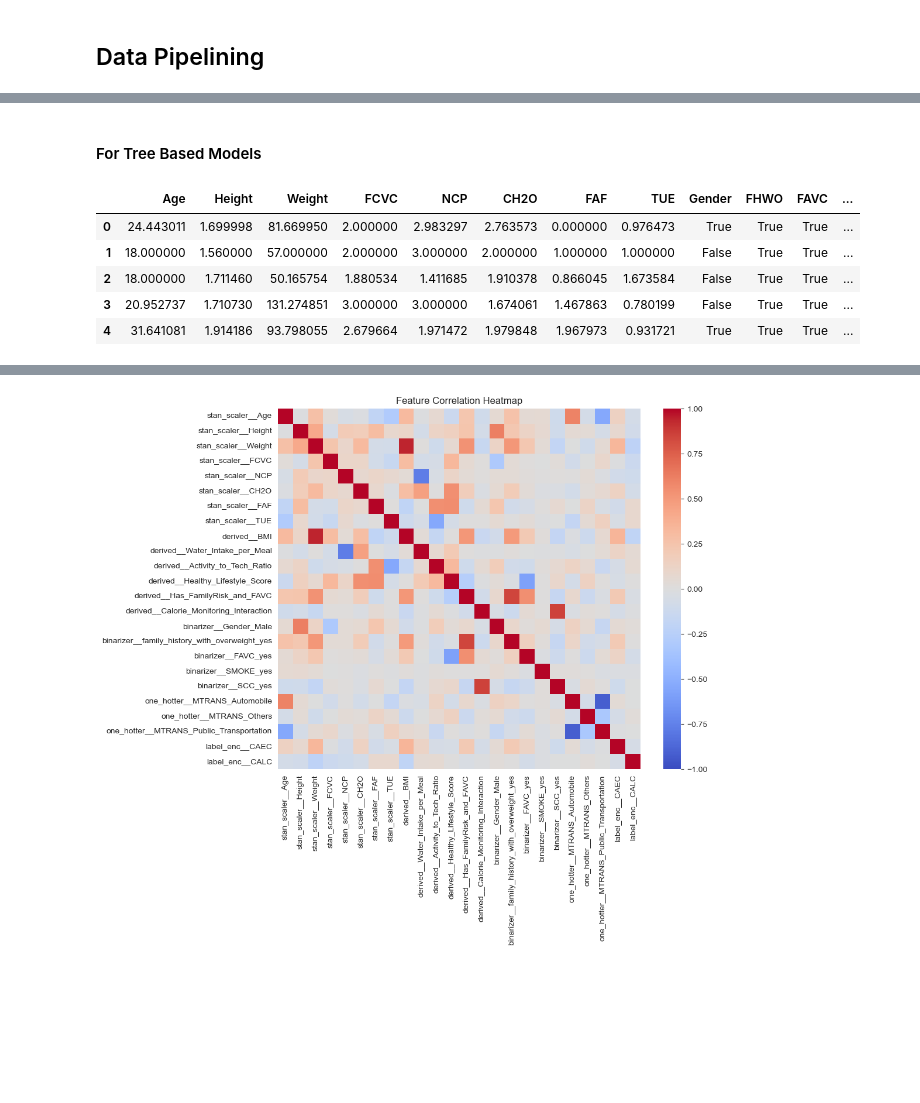
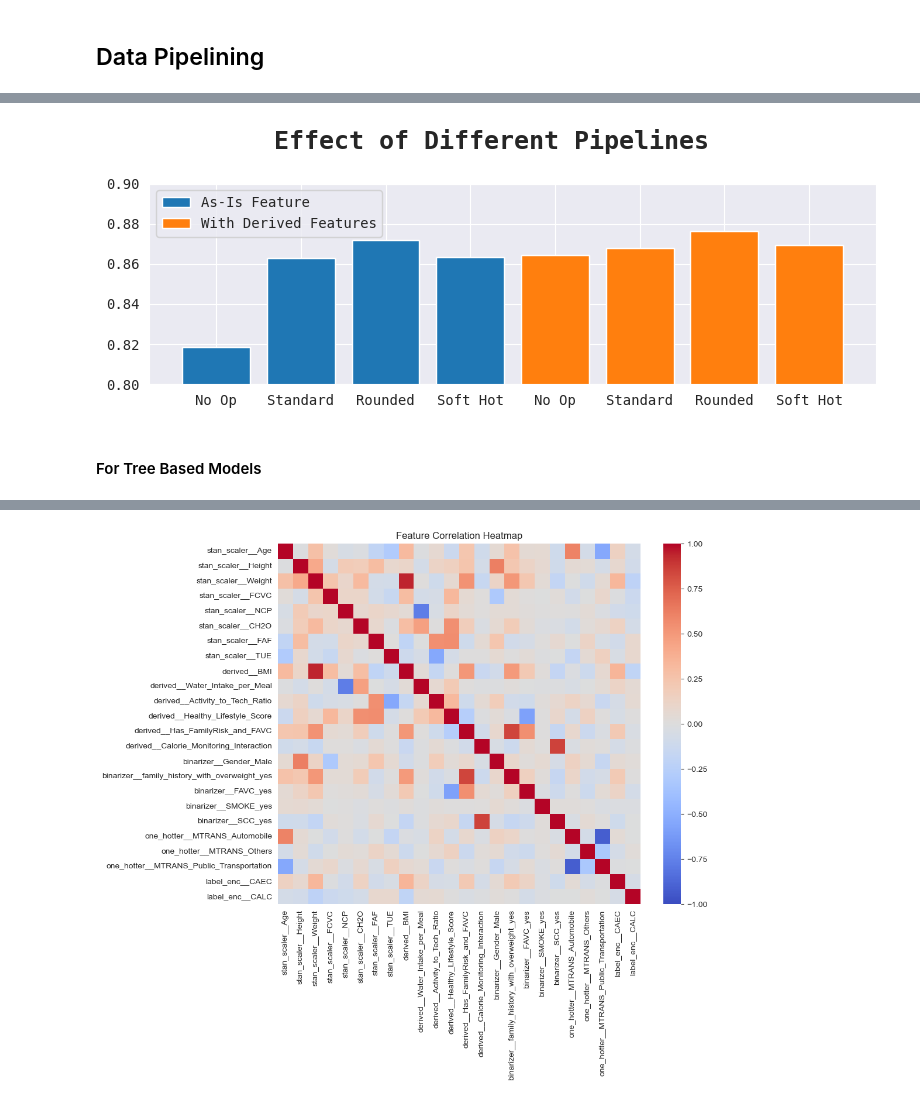
Before and after one commit to SHREYA-1103/Obesity-risk-analysis, a Jupyter notebook: ml_model_analysis.ipynb, the cells around one changed output, grey strips where cells are left out. Drawn from its saved outputs; the diff is of its cells as text; code cells hidden in the pictures; blank space fills up the shorter version.

Commit message:
Did some more cleanup with the pipelining and wrote some experimental analysis for different pipelines in a comparative fashion. While also laid out the structure for a latex report.

```diff
--- a/ml_model_analysis.ipynb
+++ b/ml_model_analysis.ipynb
@@ -101,6 +105,7 @@ mpl.rcParams['figure.titlesize'] = font_suptitle['fontsize']
 
 max_fig_width = 11
 sml_fig = (4, 3)
+wid_fig = (8, 3)
 
 
 # Optional<Function<Arg|Map, Unit>>
@@ -418,6 +441,10 @@ numerical_features = gaussian_features + partial_features
 categorical_features = binary_features + nary_features
 all_features = numerical_features + categorical_features
 
+numerical_derived_features = ["BMI", "Water_Intake_per_Meal", "Activity_to_Tech_Ratio", "Healthy_Lifestyle_Score"]
+binary_derived_features = ["Has_FamilyRisk_and_FAVC", "Calorie_Monitoring_Interaction"]
+derived_features = numerical_derived_features + binary_derived_features
+
 label_encoder = {label: index for index, label in enumerate(target_labels)}
 label_decoder = {index: label for index, label in enumerate(target_labels)}
 # %% [markdown]
@@ -602,9 +608,9 @@ conclude_plot("Soft OHE Transforms over NCP")
 # %%
 regression_pipeline = [
     [  # Compulsory ones
+        (pop_drop_column, ['id', 'WeightCategory']),
         (pop_binarize, binary_features),
         (pop_one_hot_encode, nary_features),
-        (pop_drop_column, ['id', 'WeightCategory']),
     ],
     [  # Permutable ones
         [  # No Chill
@@ -630,6 +636,37 @@ regression_pipeline = [
         ],
     ],
 ]
+regression_pipeline_derived = regression_pipeline.copy()
+regression_pipeline_derived[0] = [  # Compulsory ones
+    (pop_drop_column, ['id', 'WeightCategory']),
+    (pop_derived_features, [all_features]),
+    (pop_binarize, binary_features),
+    (pop_one_hot_encode, nary_features),
+    (pop_standardize, numerical_derived_features),
+    (pop_binarize, binary_derived_features),
+]
+# next(apply_pipeline(ds_source.head(10), regression_pipeline_derived, False))[1]
+# %%
+_ds_targets = pop_ordinal_encode(ds_source['WeightCategory'])[1].to_numpy()
+_scores = []
+
+for pipeline in [regression_pipeline, regression_pipeline_derived]:
+    for args, ds_sample in apply_pipeline(ds_source, pipeline):
+        model = skl.linear_model.LogisticRegression(max_iter=1000)
+        with warnings.catch_warnings():
+            warnings.filterwarnings("ignore", category=skl.exceptions.ConvergenceWarning)
+            model.fit(ds_sample, _ds_targets)
+        _scores.append(model.score(ds_sample, _ds_targets))
+
+plt.figure(figsize=wid_fig)
+plt.bar(range(4), _scores[:4], label='Features used As-Is')
+plt.bar(range(4, 8), _scores[4:], label='With Derived Features')
+plt.xticks(range(len(_scores)), ['No Op', 'Standard', 'Rounded', 'Soft Hot'] * 2)
+plt.ylim(min(0.8, np.min(_scores)), max(0.9, np.max(_scores)))
+plt.legend()
+conclude_plot("Effect of Different Pipelines")
+# %% [output]
+[figure, added]
 # %% [markdown]
 #### For Tree Based Models
 # %%
@@ -654,9 +694,0 @@ _ds_example = next(apply_pipeline(ds_source, tree_pipeline))
-# %%
-_ds_example.head()
-# %% [output]
-|  | Age | Height | Weight | FCVC | NCP | CH2O | FAF | TUE | Gender | FHWO | FAVC | ... |
-| 0 | 24.443011 | 1.699998 | 81.669950 | 2.000000 | 2.983297 | 2.763573 | 0.000000 | 0.976473 | True | True | True | ... |
-| 1 | 18.000000 | 1.560000 | 57.000000 | 2.000000 | 3.000000 | 2.000000 | 1.000000 | 1.000000 | False | True | True | ... |
-| 2 | 18.000000 | 1.711460 | 50.165754 | 1.880534 | 1.411685 | 1.910378 | 0.866045 | 1.673584 | False | True | True | ... |
-| 3 | 20.952737 | 1.710730 | 131.274851 | 3.000000 | 3.000000 | 1.674061 | 1.467863 | 0.780199 | False | True | True | ... |
-| 4 | 31.641081 | 1.914186 | 93.798055 | 2.679664 | 1.971472 | 1.979848 | 1.967973 | 0.931721 | True | True | True | ... |
```
Also changed, not shown: parts of 37 cells of this notebook, 14 other files.
